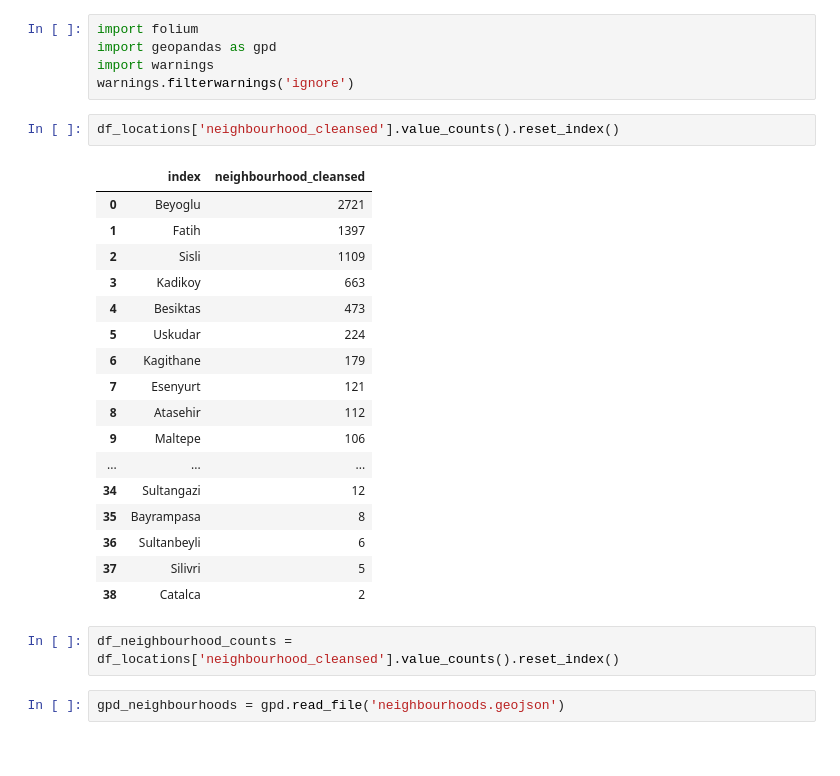
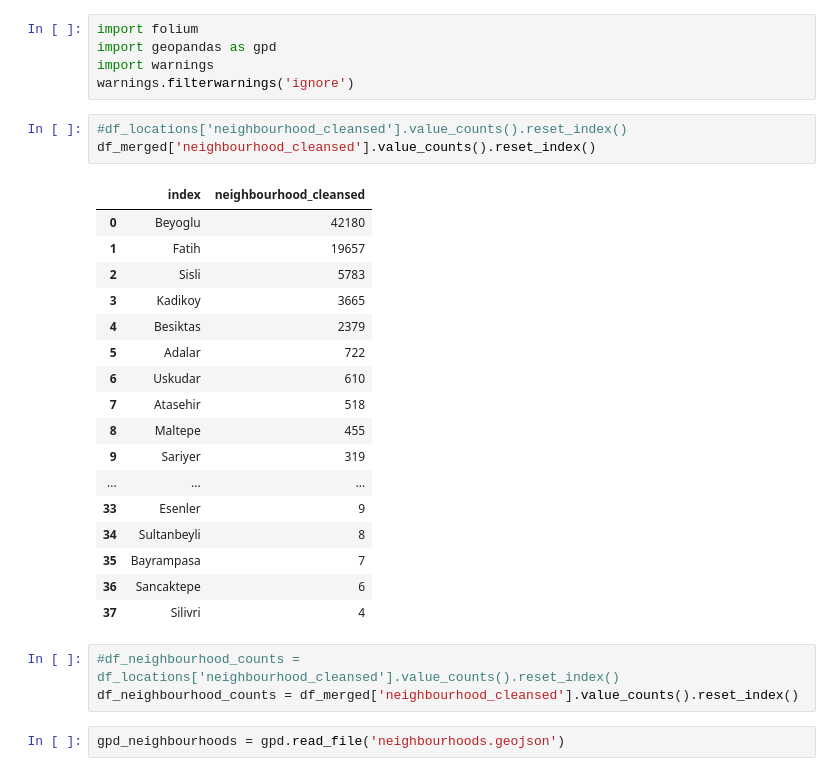
Before and after one commit to OzanGenc/Airbnb-Istanbul-ReviewScorePrediction, a Jupyter notebook: WordCloud.ipynb, the cells around one changed output. Drawn from its saved outputs; the diff is of its cells as text.

```diff
--- a/WordCloud.ipynb
+++ b/WordCloud.ipynb
@@ -304,27 +315,29 @@ import geopandas as gpd
 import warnings
 warnings.filterwarnings('ignore')
 # %%
-df_locations['neighbourhood_cleansed'].value_counts().reset_index()
+#df_locations['neighbourhood_cleansed'].value_counts().reset_index()
+df_merged['neighbourhood_cleansed'].value_counts().reset_index()
 # %% [output]
 |  | index | neighbourhood_cleansed |
-| 0 | Beyoglu | 2721 |
-| 1 | Fatih | 1397 |
-| 2 | Sisli | 1109 |
-| 3 | Kadikoy | 663 |
-| 4 | Besiktas | 473 |
-| 5 | Uskudar | 224 |
-| 6 | Kagithane | 179 |
-| 7 | Esenyurt | 121 |
-| 8 | Atasehir | 112 |
-| 9 | Maltepe | 106 |
+| 0 | Beyoglu | 42180 |
+| 1 | Fatih | 19657 |
+| 2 | Sisli | 5783 |
+| 3 | Kadikoy | 3665 |
+| 4 | Besiktas | 2379 |
+| 5 | Adalar | 722 |
+| 6 | Uskudar | 610 |
+| 7 | Atasehir | 518 |
+| 8 | Maltepe | 455 |
+| 9 | Sariyer | 319 |
 | ... | ... | ... |
-| 34 | Sultangazi | 12 |
-| 35 | Bayrampasa | 8 |
-| 36 | Sultanbeyli | 6 |
-| 37 | Silivri | 5 |
-| 38 | Catalca | 2 |
+| 33 | Esenler | 9 |
+| 34 | Sultanbeyli | 8 |
+| 35 | Bayrampasa | 7 |
+| 36 | Sancaktepe | 6 |
+| 37 | Silivri | 4 |
 # %%
-df_neighbourhood_counts = df_locations['neighbourhood_cleansed'].value_counts().reset_index()
+#df_neighbourhood_counts = df_locations['neighbourhood_cleansed'].value_counts().reset_index()
+df_neighbourhood_counts = df_merged['neighbourhood_cleansed'].value_counts().reset_index()
 # %%
 gpd_neighbourhoods = gpd.read_file('neighbourhoods.geojson')
 # %%
```
Also changed, not shown: parts of 34 cells of this notebook.
